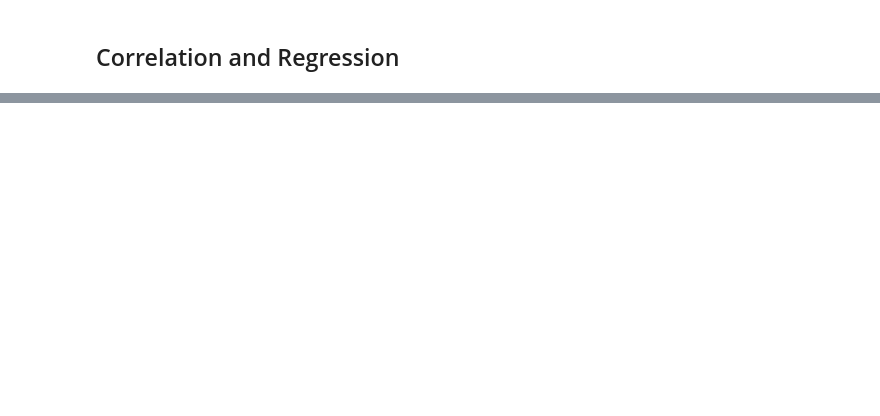
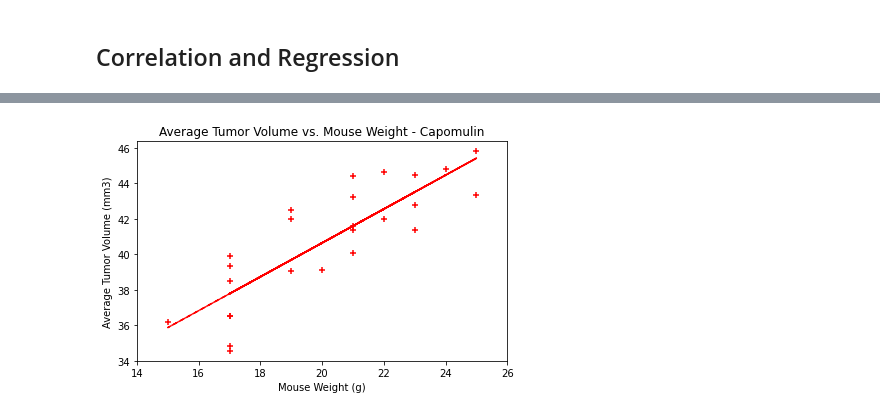
Before and after one commit to HDietrich416/Data-Bootcamp, a Jupyter notebook: Unit 5 - Matplotlib/Pymaceuticals_pymaceuticals.ipynb, the cells around one changed output, grey strips where cells are left out. Cells and saved outputs as stored; diff of their text form; code cells hidden in the pictures; blank space fills up the shorter version.

```diff
--- a/Unit 5 - Matplotlib/Pymaceuticals_pymaceuticals.ipynb
+++ b/Unit 5 - Matplotlib/Pymaceuticals_pymaceuticals.ipynb
@@ -254,0 +260,16 @@ plt.tight_layout()
+# %%
+# Calculate the linear regression model
+# for mouse weight and average tumor volume for the Capomulin regimen
+
+wv_slope, wv_int, wv_r, wv_p, wv_std_err = st.linregress(weight,avg_tum_vol)
+wv_fit = wv_slope * weight + wv_int
+
+plt.scatter(weight, avg_tum_vol, marker = "+", facecolor = "red", edgecolor= "black")
+plt.plot(weight,wv_fit,"--",color="red")
+plt.title("Average Tumor Volume vs. Mouse Weight - Capomulin")
+plt.xlabel("Mouse Weight (g)")
+plt.ylabel("Average Tumor Volume (mm3)")
+plt.xlim(14, 26)
+plt.tight_layout()
+# %% [output]
+[figure, added]
```
Also changed, not shown: parts of 2 cells of this notebook.
